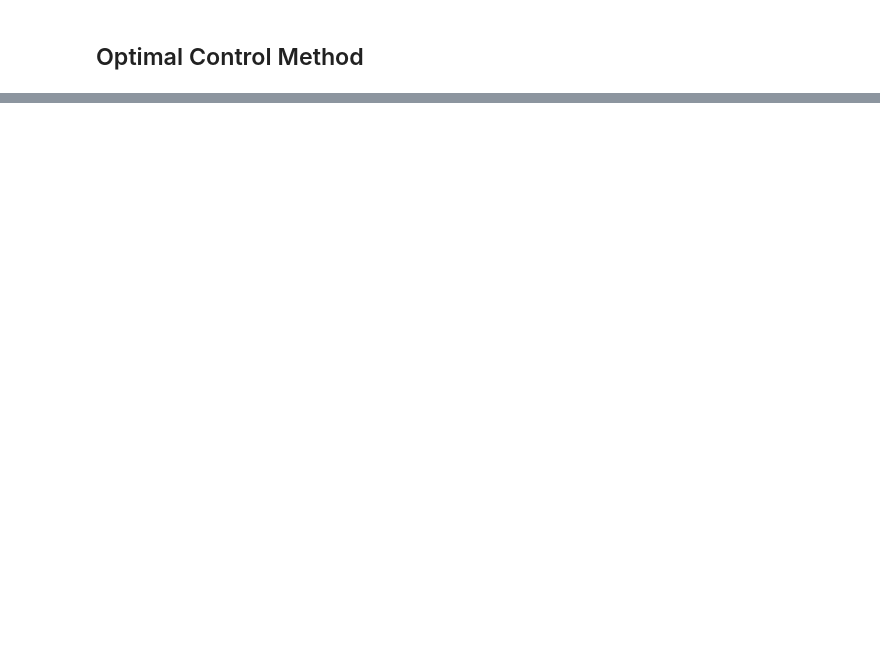
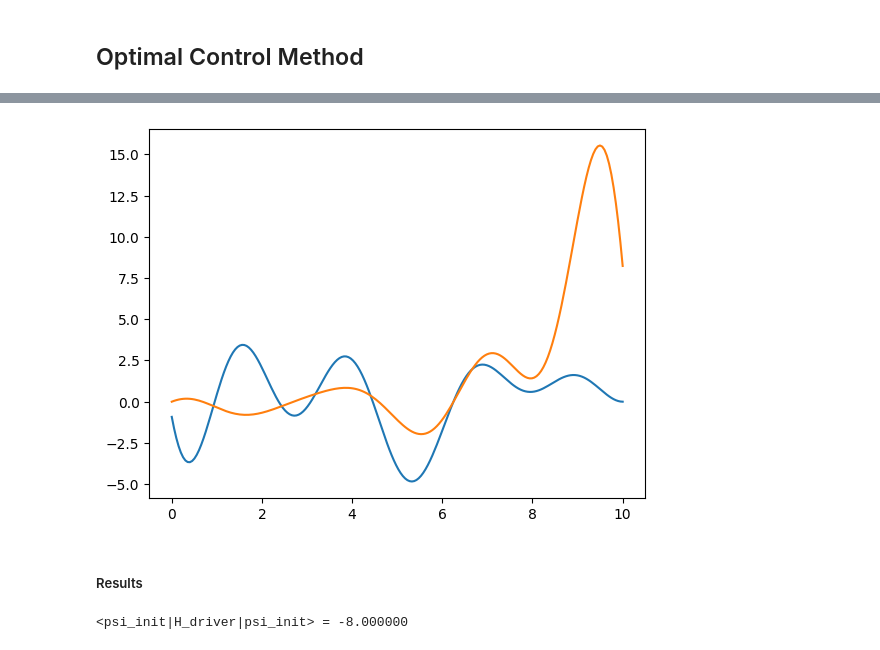
Before and after one commit to emacosta95/Magic4Annealing, a Jupyter notebook: ExploringMaxCut.ipynb, the cells around one changed output, grey strips where cells are left out. Cells and saved outputs as stored; diff of their text form; code cells hidden in the pictures; blank space fills up the shorter version.

Commit message:
implement the quantum optimal control, just need to fix the energy comparison of the optimal control

```diff
--- a/ExploringMaxCut.ipynb
+++ b/ExploringMaxCut.ipynb
@@ -110,10 +112,11 @@ plt.show()
+# %%
+number_parameters=5
+type='F-CRAB'
 # %%
-model=SchedulerModel(initial_state=psi_configuration,target_hamiltonian=PPoperator.hamiltonian,initial_hamiltonian=InitialHamiltonian.hamiltonian,second_target_hamiltonian=QQoperator.hamiltonian,mean_field_target_hamiltonain=MeanFieldHamiltonian.hamiltonian,tf=tf,nsteps=nsteps,number_of_parameters=number_of_parameters,type='F-CRAB',seed=42,reference_hamiltonian=TargetHamiltonian.hamiltonian,mode='annealing ansatz',J2operator=J2pshell)
+from scipy.optimize import minimize
 
-if args.load:
-    data=np.load(args.load_filename,allow_pickle=True)
-    load_parameters=data['history_parameters'][-1]
-    model.load(parameters=load_parameters)
+model=SchedulerModel(initial_state=psi_init,target_hamiltonian=target_hamiltonian,initial_hamiltonian=driver_hamiltonian,tf=tau,nsteps=time_steps,number_of_parameters=number_parameters,type=type,seed=42,reference_hamiltonian=target_hamiltonian,mode='annealing ansatz')
+
 
 
 res = minimize(
@@ -130,0 +152,55 @@ energy = model.forward(model.parameters)
+# %%
+# ── energy + state history for both schedules ─────────────────────────────────
+energy_linear  = np.zeros(time_steps)
+energy_optimal = np.zeros(time_steps)
+psi_linear_history  = np.zeros((time_steps, psi_init.shape[0]), dtype=complex)
+psi_optimal_history = np.zeros((time_steps, psi_init.shape[0]), dtype=complex)
+
+# optimal
+h_driver, h_target = model.get_driving()
+
+_, psi = eigsh(h_driver[0]*driver_hamiltonian.astype(complex), which='SA', k=1)
+psi_init = psi[:, 0].astype(complex)
+
+
+plt.plot(time,h_driver)
+plt.plot(time,h_target)
+plt.show()
+psi = psi_init.copy()
+for i in range(time_steps):
+    hamiltonian_t = h_driver[i] * driver_hamiltonian + h_target[i] * target_hamiltonian
+    psi = expm_multiply(-1j * delta_t * hamiltonian_t, psi)
+    energy_optimal[i] = (psi.conj().dot(hamiltonian_t.dot(psi))).real
+    psi_optimal_history[i] = psi
+
+# linear
+nlevels=5
+spectrum=np.zeros((time_steps,nlevels))
+psi = psi_init.copy()
+for i, t in enumerate(time):
+    hamiltonian_t = (1 - t / tau) *h_driver[0]*driver_hamiltonian + (t / tau) *h_target[-1]*target_hamiltonian
+    spectrum_t,_=eigsh(hamiltonian_t,which='SA',k=nlevels)
+    spectrum[i]=spectrum_t
+    psi = expm_multiply(-1j * delta_t * hamiltonian_t, psi)
+    energy_linear[i] = (psi.conj().dot(hamiltonian_t.dot(psi))).real
+    psi_linear_history[i] = psi
+
+
+
+# ── probabilities: |<psi_linear(t) | psi_optimal(t)>|^2 ──────────────────────
+overlap_vs_time = np.abs(
+    np.einsum('ti,ti->t', psi_linear_history.conj(), psi_optimal_history)
+) ** 2
+# %% [output]
+[figure, added]
+# %% [markdown]
+##### Results
+# %%
+_, psi = eigsh(driver_hamiltonian.astype(complex), which='SA', k=1)
+psi_init = psi[:, 0].astype(complex)
+
+# sanity check
+e_init = (psi_init.conj().dot(driver_hamiltonian.dot(psi_init))).real
+print(f'<psi_init|H_driver|psi_init> = {e_init:.6f}')
+# %% [output]
+<psi_init|H_driver|psi_init> = -8.000000
```
Also changed, not shown: parts of 10 cells of this notebook, 4 other files.
